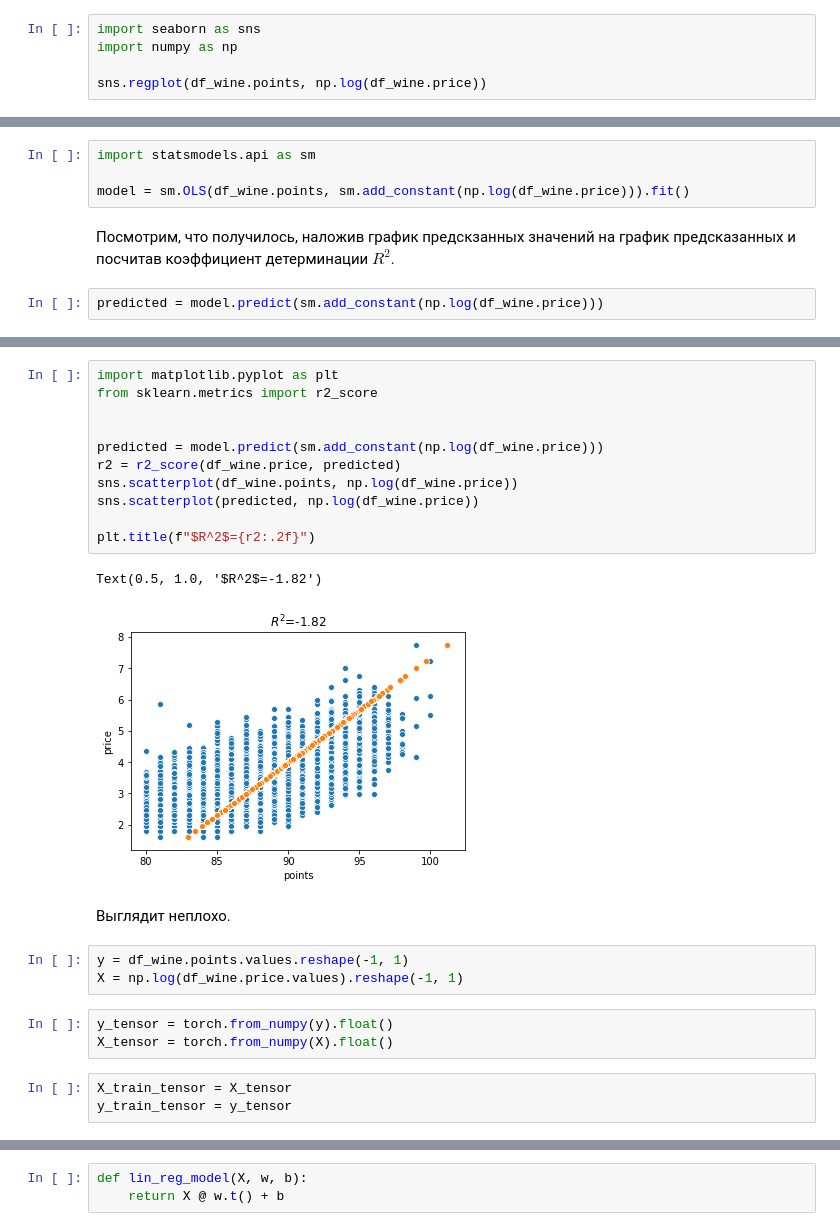
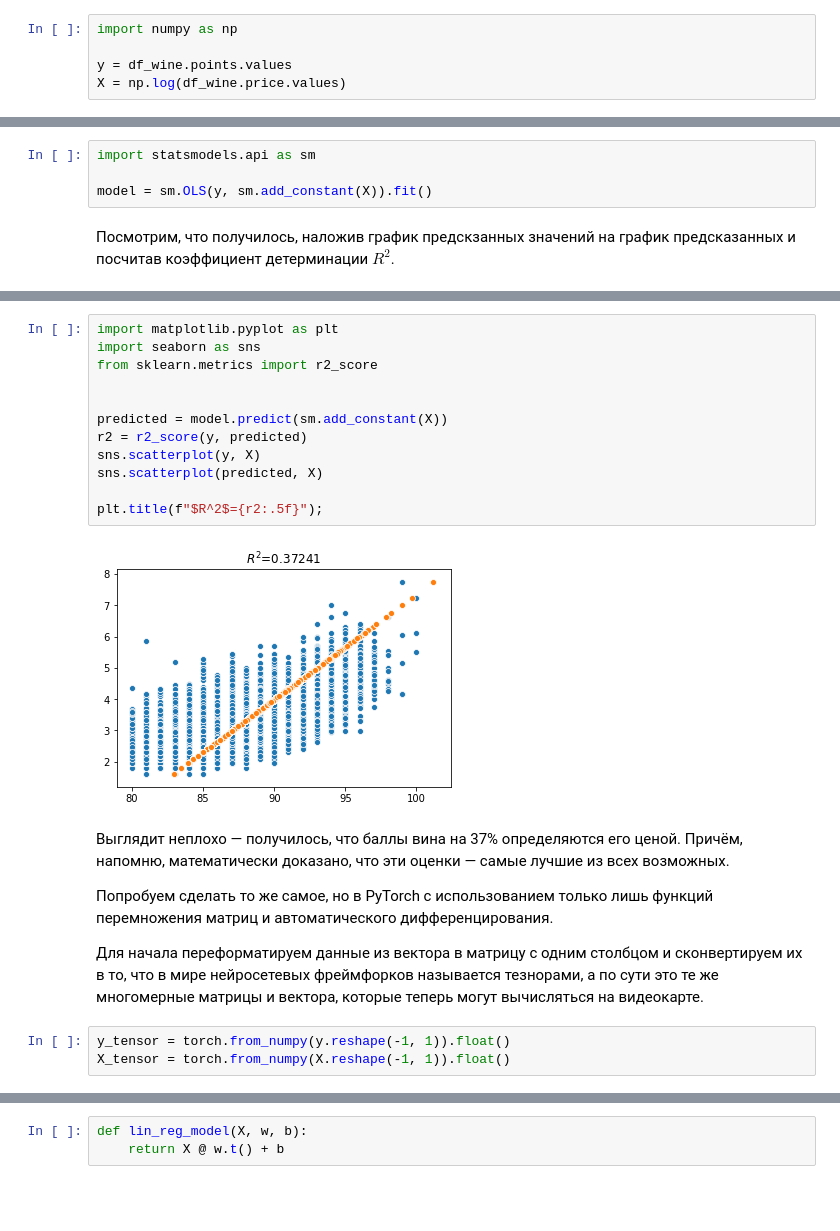
Before and after one commit to i-Hun/nuxt-pwp, a Jupyter notebook: static/notebooks/ann/linear_regression_pytorch.ipynb, the cells around one changed output, grey strips where cells are left out. Drawn from its saved outputs; the diff is of its cells as text; blank space fills up the shorter version.

```diff
--- a/static/notebooks/ann/linear_regression_pytorch.ipynb
+++ b/static/notebooks/ann/linear_regression_pytorch.ipynb
@@ -38,7 +52,7 @@ df_wine.head()
 # %% [markdown]
 Цена, как это обычно бывает, распределена не нормально, и логарифмирование частично решает эту проблему, после этой трансформации начинает угадываться линейный тренд.
 # %%
-import seaborn as sns
 import numpy as np
 
-sns.regplot(df_wine.points, np.log(df_wine.price))
+y = df_wine.points.values
+X = np.log(df_wine.price.values)
@@ -61,8 +67,6 @@ import matplotlib.pyplot as plt
 # %%
 import statsmodels.api as sm
 
-model = sm.OLS(df_wine.points, sm.add_constant(np.log(df_wine.price))).fit()
+model = sm.OLS(y, sm.add_constant(X)).fit()
 # %% [markdown]
 Посмотрим, что получилось, наложив график предскзанных значений на график предсказанных и посчитав коэффициент детерминации $R^2$.
-# %%
-predicted = model.predict(sm.add_constant(np.log(df_wine.price)))
@@ -104,25 +73,23 @@ df_wine.price,
 # %%
 import matplotlib.pyplot as plt
+import seaborn as sns
 from sklearn.metrics import r2_score
 
 
-predicted = model.predict(sm.add_constant(np.log(df_wine.price)))
-r2 = r2_score(df_wine.price, predicted)
-sns.scatterplot(df_wine.points, np.log(df_wine.price))
-sns.scatterplot(predicted, np.log(df_wine.price))
+predicted = model.predict(sm.add_constant(X))
+r2 = r2_score(y, predicted)
+sns.scatterplot(y, X)
+sns.scatterplot(predicted, X)
 
-plt.title(f"$R^2$={r2:.2f}")
+plt.title(f"$R^2$={r2:.5f}");
 # %% [output]
-Text(0.5, 1.0, '$R^2$=-1.82')
-[figure, old version]
+[figure, new version]
-# %% [markdown]
-Выглядит неплохо.
-# %%
-y = df_wine.points.values.reshape(-1, 1)
-X = np.log(df_wine.price.values).reshape(-1, 1)
+# %% [markdown]
+Выглядит неплохо — получилось, что баллы вина на 37% определяются его ценой. Причём, напомню, математически доказано, что эти оценки — самые лучшие из всех возможных.
+
+Попробуем сделать то же самое, но в PyTorch с использованием только лишь функций перемножения матриц и автоматического дифференцирования.
+
+Для начала переформатируем данные из вектора в матрицу с одним столбцом и сконвертируем их в то, что в мире нейросетевых фреймфорков называется тезнорами, а по сути это те же многомерные матрицы и вектора, которые теперь могут вычисляться на видеокарте.
 # %%
-y_tensor = torch.from_numpy(y).float()
-X_tensor = torch.from_numpy(X).float()
+y_tensor = torch.from_numpy(y.reshape(-1, 1)).float()
+X_tensor = torch.from_numpy(X.reshape(-1, 1)).float()
-# %%
-X_train_tensor = X_tensor
-y_train_tensor = y_tensor
```
Also changed, not shown: parts of 26 cells of this notebook, 1 other file.
